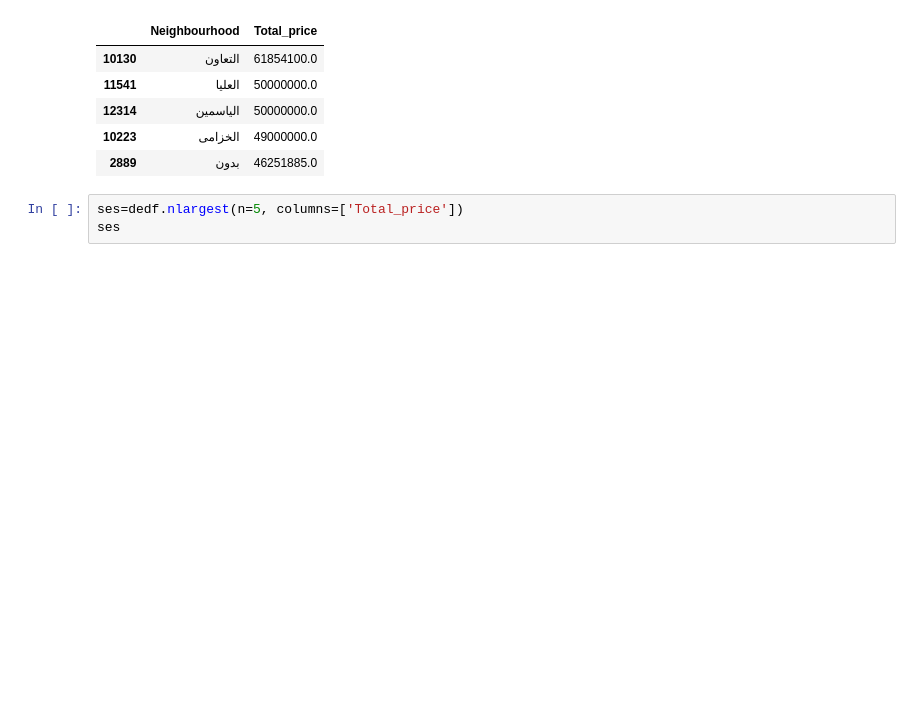
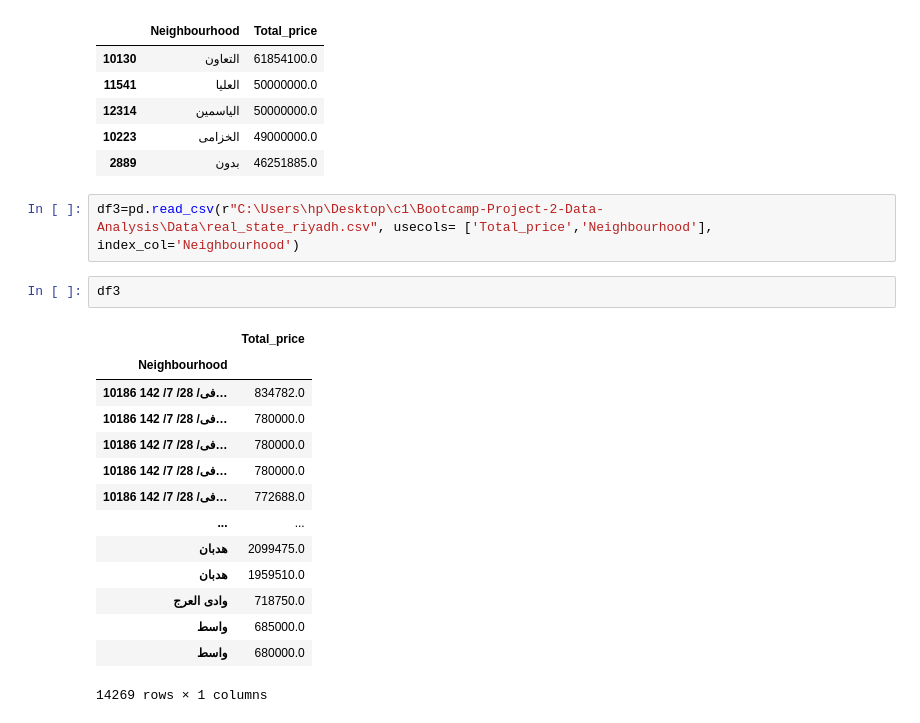
Before and after one commit to Tuwaiq-Data-Science-Bootcamp-V3/Bootcamp-Project-2-Data-Analysis, a Jupyter notebook: Amjad_update/by Amjad.ipynb, the cells around one changed output. Saved outputs shown, nothing was run; the diff lists cells and outputs as text; blank space fills up the shorter version.

```diff
--- a/Amjad_update/by Amjad.ipynb
+++ b/Amjad_update/by Amjad.ipynb
@@ -260,6 +262,22 @@ dedf.nlargest(n=5, columns=['Total_price'])
 | 12314 | الياسمين | 50000000.0 |
 | 10223 | الخزامى | 49000000.0 |
 | 2889 | بدون | 46251885.0 |
-# %%
-ses=dedf.nlargest(n=5, columns=['Total_price'])
-ses
+# %%
+df3=pd.read_csv(r"C:\Users\hp\Desktop\c1\Bootcamp-Project-2-Data-Analysis\Data\real_state_riyadh.csv", usecols= ['Total_price','Neighbourhood'], index_col='Neighbourhood')
+# %%
+df3
+# %% [output]
+|  | Total_price |
+| Neighbourhood |  |
+| 10186 فى/ 28/ 7/ 142… | 834782.0 |
+| 10186 فى/ 28/ 7/ 142… | 780000.0 |
+| 10186 فى/ 28/ 7/ 142… | 780000.0 |
+| 10186 فى/ 28/ 7/ 142… | 780000.0 |
+| 10186 فى/ 28/ 7/ 142… | 772688.0 |
+| ... | ... |
+| هدبان | 2099475.0 |
+| هدبان | 1959510.0 |
+| وادى العرج | 718750.0 |
+| واسط | 685000.0 |
+| واسط | 680000.0 |
+14269 rows × 1 columns
```
Also changed, not shown: parts of 5 cells of this notebook, 1 other file.
